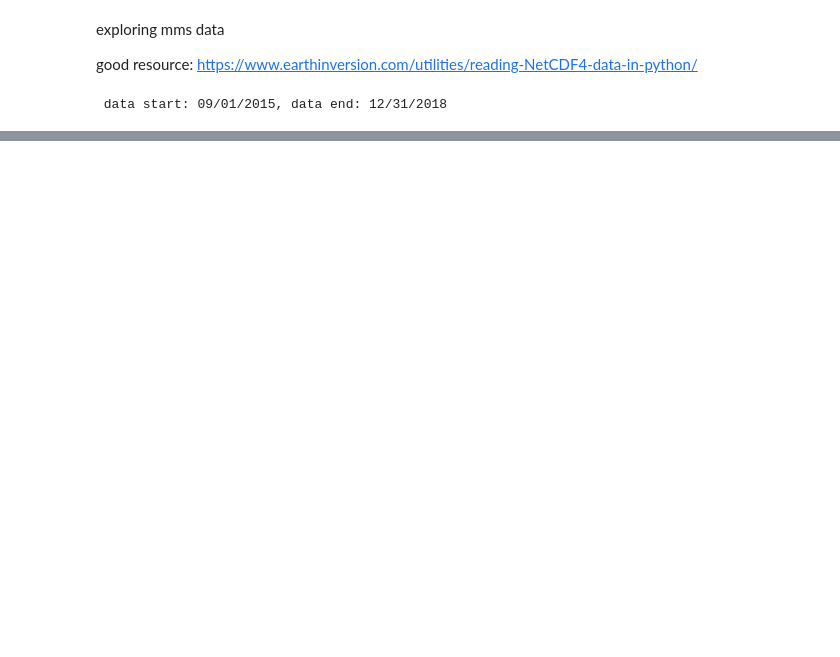
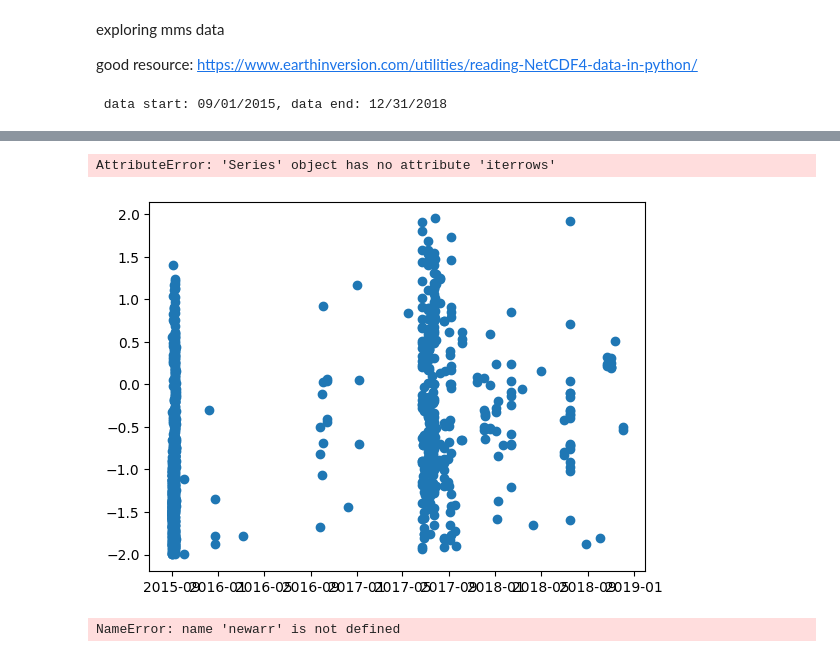
Before and after one commit to argallmr/imef, a Jupyter notebook: mms-srvy-analysis/efield-overview.ipynb, the cells around one changed output, grey strips where cells are left out. Cells and saved outputs as stored; diff of their text form; code cells hidden in the pictures; blank space fills up the shorter version.

```diff
--- a/mms-srvy-analysis/efield-overview.ipynb
+++ b/mms-srvy-analysis/efield-overview.ipynb
@@ -237,0 +451,7 @@ KeyboardInterrupt:
+# %%
+plt.scatter(outs['time'],outs['EDI_z'])
+for ix, row in outs['time'].iterrows():
+    plt.fill_between(row, 3, color='blue', alpha=.5)
+# %% [output]
+AttributeError: 'Series' object has no attribute 'iterrows'
+[figure, added]
@@ -237,0 +460,4 @@ KeyboardInterrupt:
+# %%
+newarr
+# %% [output]
+NameError: name 'newarr' is not defined
```
Also changed, not shown: parts of 18 cells of this notebook, 3 other files.
